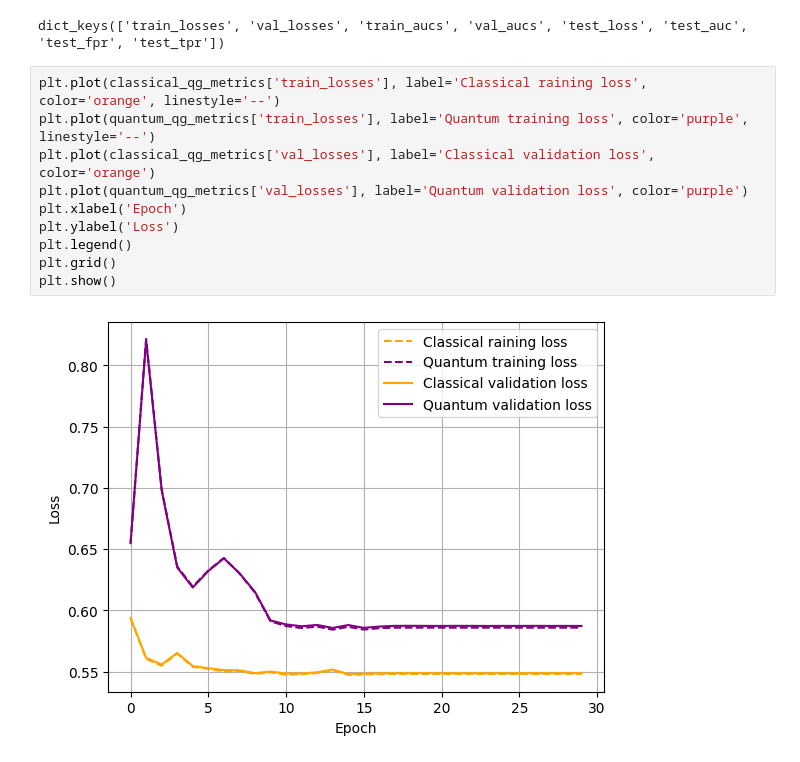
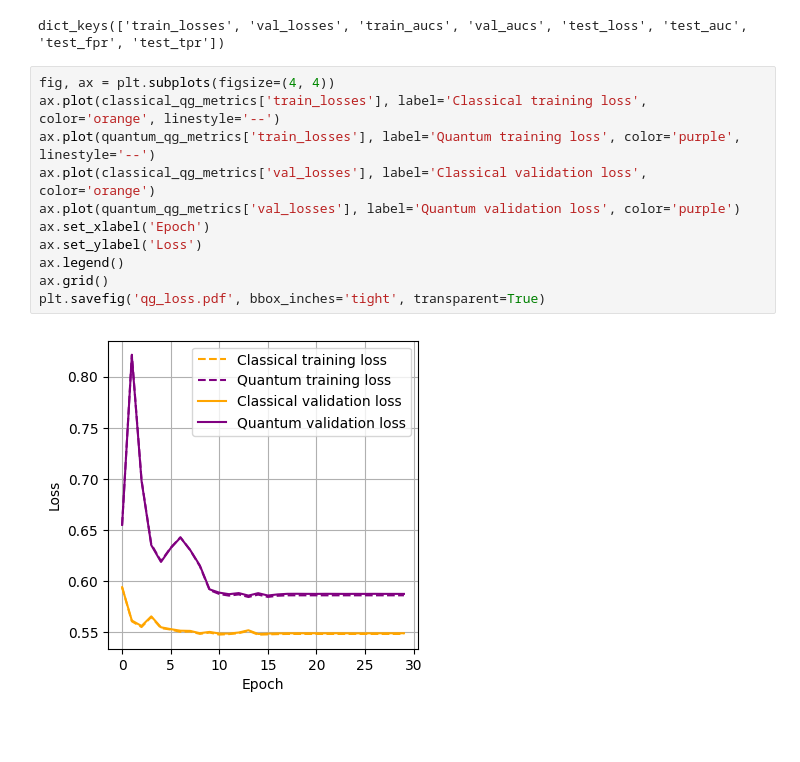
Before and after one commit to salcc/QuantumTransformers, a Jupyter notebook: notebooks/visualizations.ipynb, the cells around one changed output. Cells and saved outputs as stored; diff of their text form; blank space fills up the shorter version.

Commit message:
Improve visualizations

```diff
--- a/notebooks/visualizations.ipynb
+++ b/notebooks/visualizations.ipynb
@@ -188,15 +188,16 @@ classical_qg_metrics.keys()
 # %% [output]
 dict_keys(['train_losses', 'val_losses', 'train_aucs', 'val_aucs', 'test_loss', 'test_auc', 'test_fpr', 'test_tpr'])
 # %%
-plt.plot(classical_qg_metrics['train_losses'], label='Classical raining loss', color='orange', linestyle='--')
-plt.plot(quantum_qg_metrics['train_losses'], label='Quantum training loss', color='purple', linestyle='--')
-plt.plot(classical_qg_metrics['val_losses'], label='Classical validation loss', color='orange')
-plt.plot(quantum_qg_metrics['val_losses'], label='Quantum validation loss', color='purple')
-plt.xlabel('Epoch')
-plt.ylabel('Loss')
-plt.legend()
-plt.grid()
-plt.show()
+fig, ax = plt.subplots(figsize=(4, 4))
+ax.plot(classical_qg_metrics['train_losses'], label='Classical training loss', color='orange', linestyle='--')
+ax.plot(quantum_qg_metrics['train_losses'], label='Quantum training loss', color='purple', linestyle='--')
+ax.plot(classical_qg_metrics['val_losses'], label='Classical validation loss', color='orange')
+ax.plot(quantum_qg_metrics['val_losses'], label='Quantum validation loss', color='purple')
+ax.set_xlabel('Epoch')
+ax.set_ylabel('Loss')
+ax.legend()
+ax.grid()
+plt.savefig('qg_loss.pdf', bbox_inches='tight', transparent=True)
 # %% [output]
-[figure, old version]
+[figure, new version]
 # %%
```
Also changed, not shown: parts of 3 cells of this notebook.
